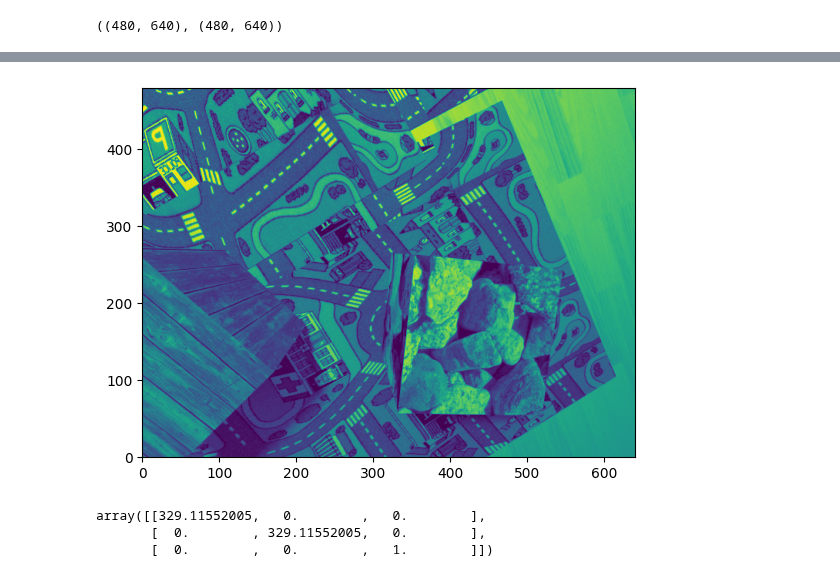
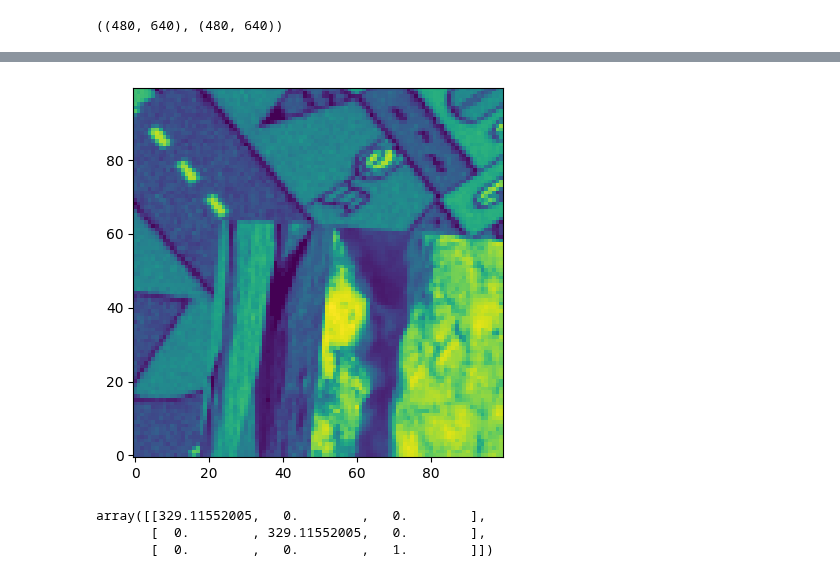
Before and after one commit to GerasimovIV/dense_image_aligment, a Jupyter notebook: ReprojectionExample.ipynb, the cells around one changed output, grey strips where cells are left out. Saved outputs shown, nothing was run; the diff lists cells and outputs as text; code cells hidden in the pictures.

```diff
--- a/ReprojectionExample.ipynb
+++ b/ReprojectionExample.ipynb
@@ -43,13 +46,15 @@ plt.show()
 # %%
 image_id = 200
 
 intensity_fname = info_intensity_images[info_intensity_images['image_id'] == image_id]['path_to_img'].values[0]
 image_intensity_template = read_as_grayscale(str(root_data / intensity_fname))
 
+image_intensity_template = image_intensity_template[200:300, 300:400]
+
 plt.imshow(image_intensity_template, origin='lower')
 plt.show()
 # %% [output]
-[figure, old version]
+[figure, new version]
 # %%
 camera_params_path = './datasets/Multi-FoV/info/intrinsics copy.txt'
 with open(camera_params_path) as f:
```
Also changed, not shown: parts of 5 cells of this notebook, 2 other files.
